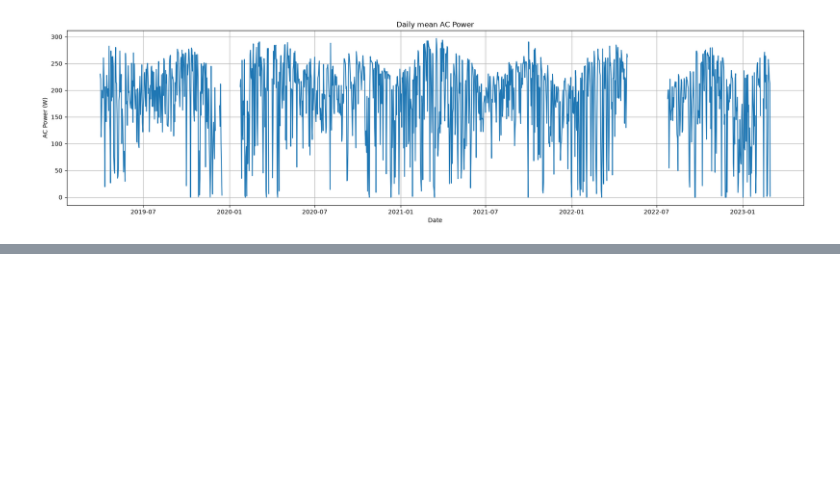
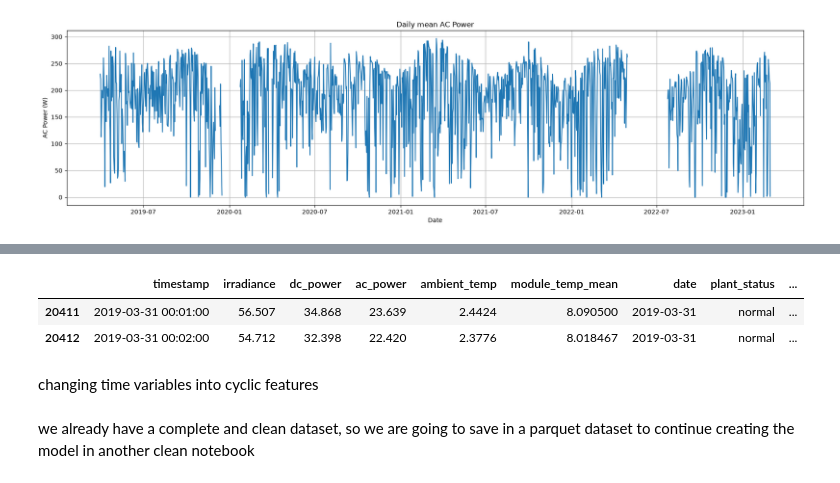
Before and after one commit to SantiToled0/solar-mlops, a Jupyter notebook: notebooks/01_exploration.ipynb, the cells around one changed output, grey strips where cells are left out. Saved outputs shown, nothing was run; the diff lists cells and outputs as text; code cells hidden in the pictures; blank space fills up the shorter version.

Commit message:
Model training

```diff
--- a/notebooks/01_exploration.ipynb
+++ b/notebooks/01_exploration.ipynb
@@ -1128,0 +1176,2 @@ plt.show()
+# %%
+df['irradiance'] = df['irradiance'].interpolate()
@@ -1128,0 +1195,2 @@ plt.show()
+# %%
+df.dropna(subset=['ac_power'], inplace=True)
@@ -1128,0 +1235,2 @@ plt.show()
+# %%
+df.dropna(subset=['dc_power'], inplace=True)
@@ -1128,0 +1256,12 @@ plt.show()
+# %%
+df['hour'] = df['timestamp'].dt.hour
+
+df['day_of_year'] = df['timestamp'].dt.dayofyear
+
+df.head(2)
+# %% [output]
+|  | timestamp | irradiance | dc_power | ac_power | ambient_temp | module_temp_mean | date | plant_status | ... |
+| 20411 | 2019-03-31 00:01:00 | 56.507 | 34.868 | 23.639 | 2.4424 | 8.090500 | 2019-03-31 | normal | ... |
+| 20412 | 2019-03-31 00:02:00 | 54.712 | 32.398 | 22.420 | 2.3776 | 8.018467 | 2019-03-31 | normal | ... |
+# %% [markdown]
+changing time variables into cyclic features
@@ -1128,0 +1274,2 @@ plt.show()
+# %% [markdown]
+we already have a complete and clean dataset, so we are going to save in a parquet dataset to continue creating the model in another clean notebook
```
Also changed, not shown: parts of 19 cells of this notebook, 1 other file.
